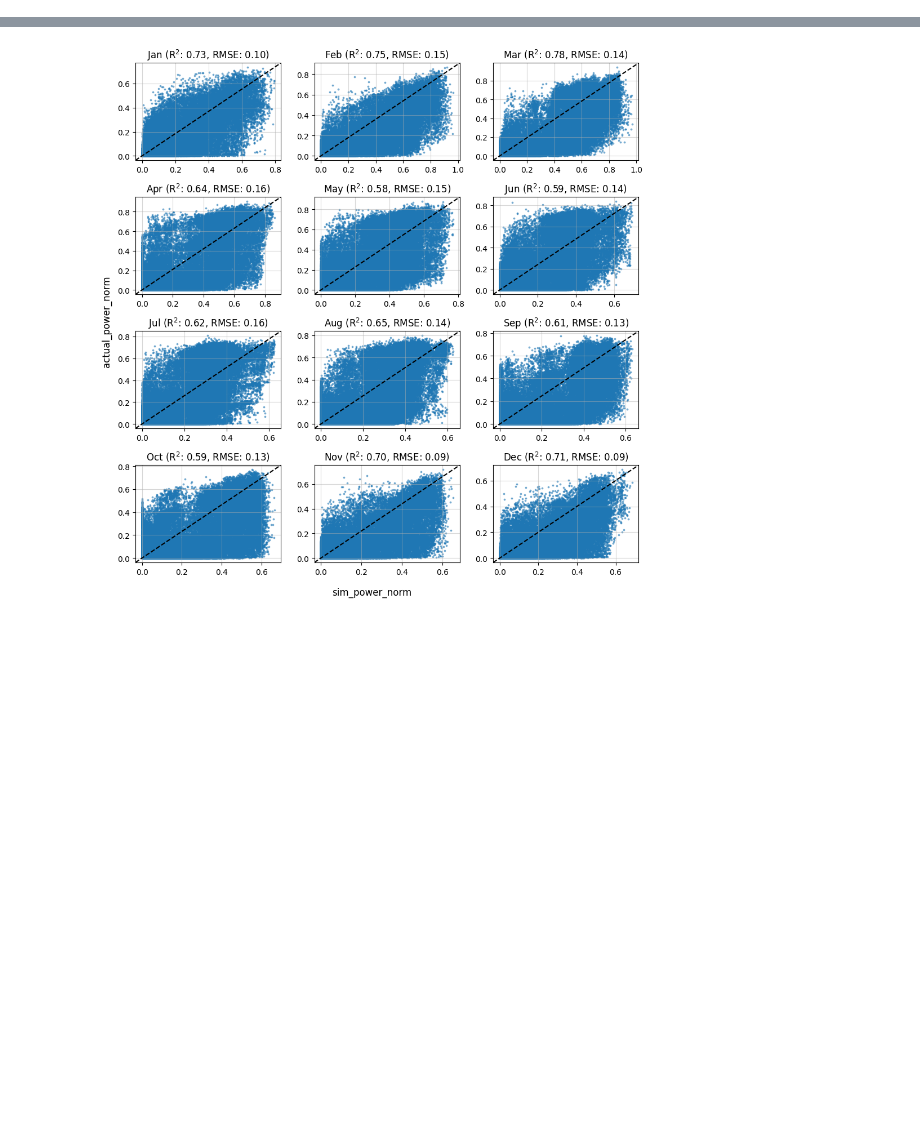
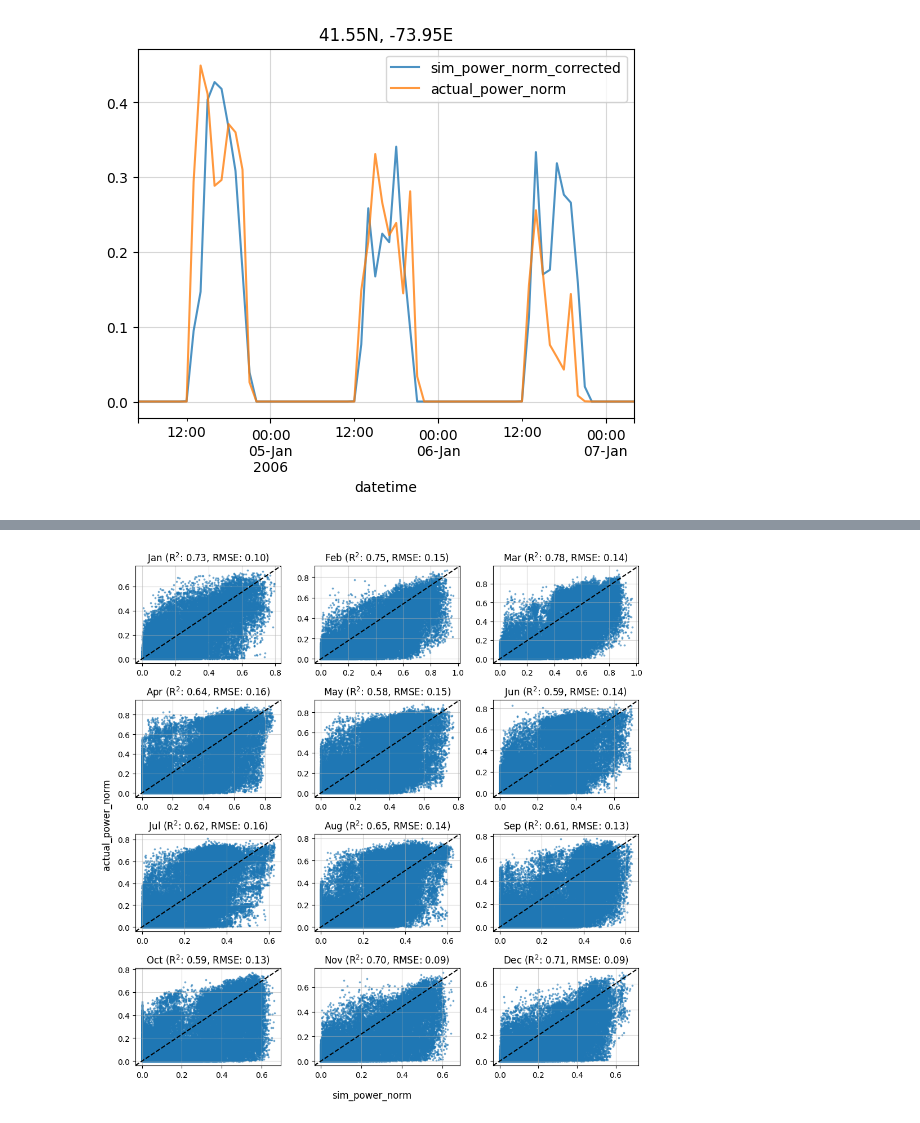
Before and after one commit to reyli4/acorn-julia, a Jupyter notebook: scripts/03_gen_modeling/solar.ipynb, the cells around one changed output, grey strips where cells are left out. Cells and saved outputs as stored; diff of their text form; code cells hidden in the pictures; blank space fills up the shorter version.

```diff
--- a/scripts/03_gen_modeling/solar.ipynb
+++ b/scripts/03_gen_modeling/solar.ipynb
@@ -78,0 +184,14 @@ plt.show()
+# %%
+# Example plot: winter
+lat, lon = upv_latlons[10]
+istart = 3*24
+fig, ax = plt.subplots()
+df[(df['sind_lat'] == lat) & (df['sind_lon'] == lon)][istart:istart+72].plot(x='datetime', y='sim_power_norm_corrected', ax=ax, alpha=0.8)
+df[(df['sind_lat'] == lat) & (df['sind_lon'] == lon)][istart:istart+72].plot(x='datetime', y='actual_power_norm', ax=ax, alpha=0.8)
+
+ax.set_title(f"{lat}N, {lon}E")
+ax.grid(alpha=0.5)
+
+plt.show()
+# %% [output]
+[figure, added]
```
Also changed, not shown: parts of 16 cells of this notebook, 3 other files.
